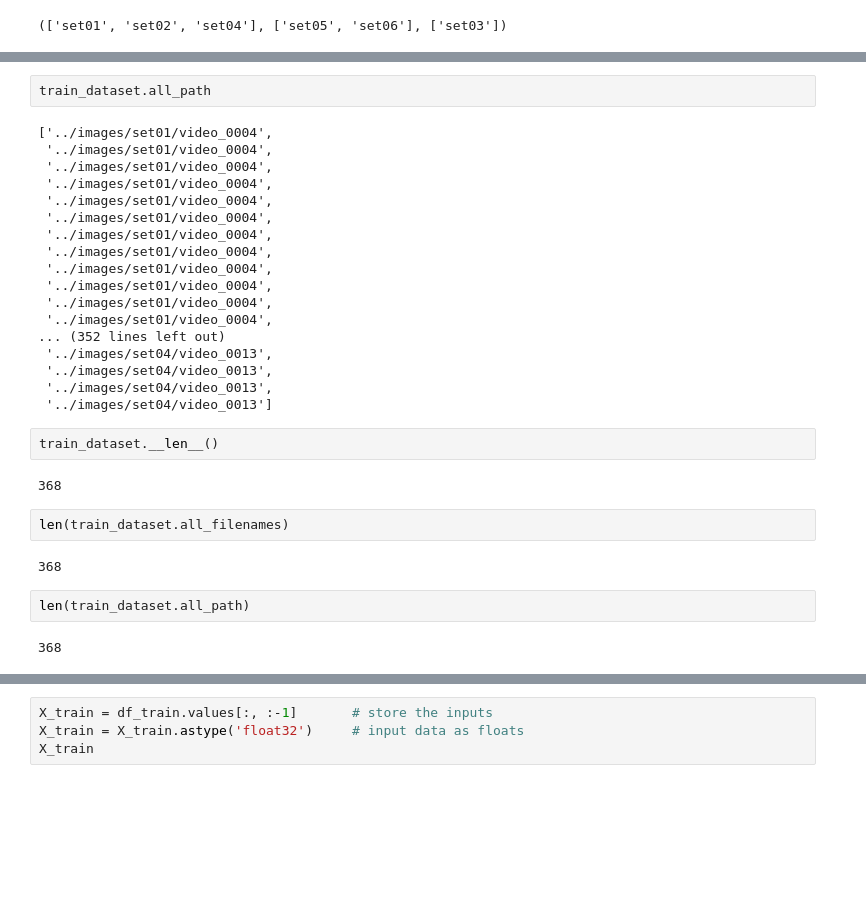
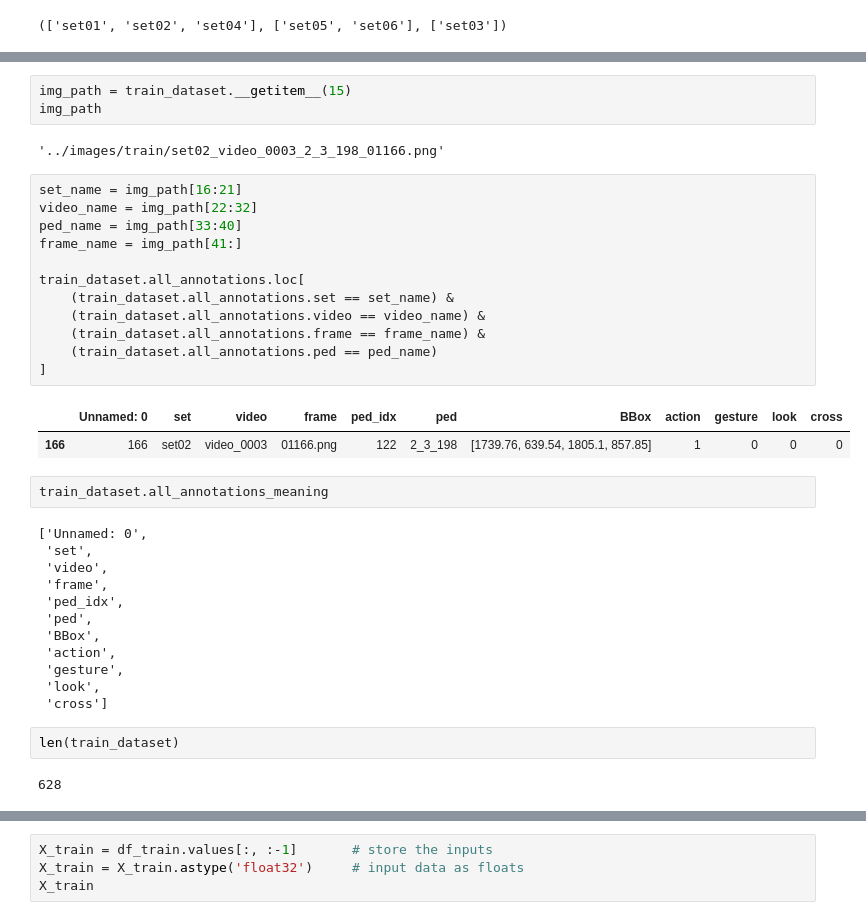
Before and after one commit to Matovic/pedestrian-classification, a Jupyter notebook: src/CNN_best_parameters.ipynb, the cells around one changed output, grey strips where cells are left out. Saved outputs shown, nothing was run; the diff lists cells and outputs as text; blank space fills up the shorter version.

Commit message:
Add dataset class

```diff
--- a/src/CNN_best_parameters.ipynb
+++ b/src/CNN_best_parameters.ipynb
@@ -183,32 +232,38 @@ train_dataset.all_filenames
+# %%
+img_path = train_dataset.__getitem__(15)
+img_path
+# %% [output]
+'../images/train/set02_video_0003_2_3_198_01166.png'
+# %%
+set_name = img_path[16:21]
+video_name = img_path[22:32]
+ped_name = img_path[33:40]
+frame_name = img_path[41:]
+
+train_dataset.all_annotations.loc[
+    (train_dataset.all_annotations.set == set_name) &
+    (train_dataset.all_annotations.video == video_name) &
+    (train_dataset.all_annotations.frame == frame_name) &
+    (train_dataset.all_annotations.ped == ped_name)
+]
+# %% [output]
+|  | Unnamed: 0 | set | video | frame | ped_idx | ped | BBox | action | gesture | look | cross |
+| 166 | 166 | set02 | video_0003 | 01166.png | 122 | 2_3_198 | [1739.76, 639.54, 1805.1, 857.85] | 1 | 0 | 0 | 0 |
 # %%
-train_dataset.all_path
+train_dataset.all_annotations_meaning
 # %% [output]
-['../images/set01/video_0004',
- '../images/set01/video_0004',
- '../images/set01/video_0004',
- '../images/set01/video_0004',
- '../images/set01/video_0004',
- '../images/set01/video_0004',
- '../images/set01/video_0004',
- '../images/set01/video_0004',
- '../images/set01/video_0004',
- '../images/set01/video_0004',
- '../images/set01/video_0004',
- '../images/set01/video_0004',
-... (352 lines left out)
- '../images/set04/video_0013',
- '../images/set04/video_0013',
- '../images/set04/video_0013',
- '../images/set04/video_0013']
+['Unnamed: 0',
+ 'set',
+ 'video',
+ 'frame',
+ 'ped_idx',
+ 'ped',
+ 'BBox',
+ 'action',
+ 'gesture',
+ 'look',
+ 'cross']
-# %%
-train_dataset.__len__()
-# %% [output]
-368
 # %%
-len(train_dataset.all_filenames)
+len(train_dataset)
 # %% [output]
-368
+628
-# %%
-len(train_dataset.all_path)
-# %% [output]
-368
```
Also changed, not shown: parts of 12 cells of this notebook.
